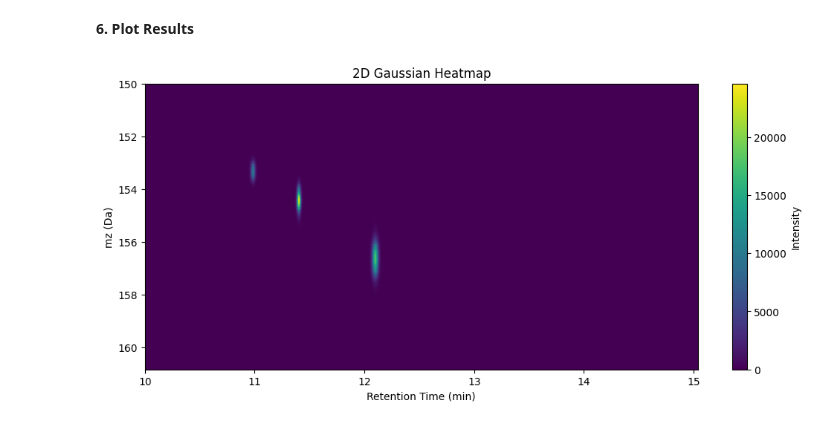
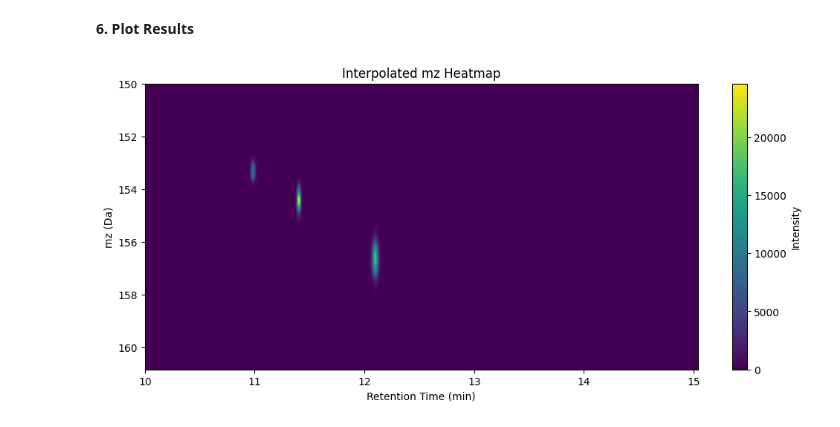
Before and after one commit to VictorGiuPer/PeakSeparationThesis, a Jupyter notebook: GenData/step2_peaks.ipynb, the cells around one changed output. Saved outputs shown, nothing was run; the diff lists cells and outputs as text; code cells hidden in the pictures.

```diff
--- a/GenData/step2_peaks.ipynb
+++ b/GenData/step2_peaks.ipynb
@@ -103,51 +100,49 @@ grid_gaussians.head()
 # %% [markdown]
 **6. Plot Results**
 # %%
-def plot_heatmap_from_irregular_data(df, title="2D Gaussian Heatmap", zoom=False, mz_points=1000):
+def plot_heatmap_from_irregular_data(df, title="Interpolated mz Heatmap", zoom=False, mz_points=1000):
     import numpy as np
     import matplotlib.pyplot as plt
     from scipy.interpolate import interp1d
 
-    # Step 1: Get rt values (as X-axis)
+    # Step 1: Get rt values
     rt_values = df["rt"].values
 
-    # Step 2: Define a common mz grid over full range (Y-axis)
+    # Step 2: Define a common mz grid over full range
     all_mz = np.concatenate(df["mz"].values)
     mz_min, mz_max = all_mz.min(), all_mz.max()
     common_mz = np.linspace(mz_min, mz_max, mz_points)
 
     # Step 3: Interpolate each mz-intensity pair to the common mz grid
     interpolated_matrix = []
     for mz, intensity in zip(df["mz"], df["intensities"]):
         mz = np.array(mz)
-        intensity = np.array(intensity)
+        intensity = np.array(intensity).flatten()  # <- flatten here
 
-        # Interpolate intensities onto the common mz grid
-        interp = interp1d(mz, intensity, kind='linear', bounds_error=False, fill_value=0)
+        interp = interp1d(mz,    intensity, kind='linear', bounds_error=False, fill_value=0)
         interpolated_intensity = interp(common_mz)
         interpolated_matrix.append(interpolated_intensity)
 
-    # Step 4: Convert list of arrays to a 2D numpy array
     intensity_matrix = np.array(interpolated_matrix)
 
-    # Step 5: Plot the heatmap
+    # Step 4: Plot heatmap
     plt.figure(figsize=(12, 5))
     plt.imshow(intensity_matrix,
                extent=[rt_values[0], rt_values[-1], common_mz[-1], common_mz[0]],
                aspect='auto',
                cmap='viridis')
     plt.colorbar(label='Intensity')
     plt.xlabel('Retention Time (min)')
     plt.ylabel('mz (Da)')
     plt.title(title)
 
     # Optional zoom
     if zoom:
         plt.xlim(zoom.get('xlim', (rt_values[0], rt_values[-1])))
         plt.ylim(zoom.get('ylim', (common_mz[0], common_mz[-1])))
 
     plt.show()
 
 plot_heatmap_from_irregular_data(df=grid_gaussians)
 # %% [output]
-[figure, old version]
+[figure, new version]
```
Also changed, not shown: parts of 1 cell of this notebook.
